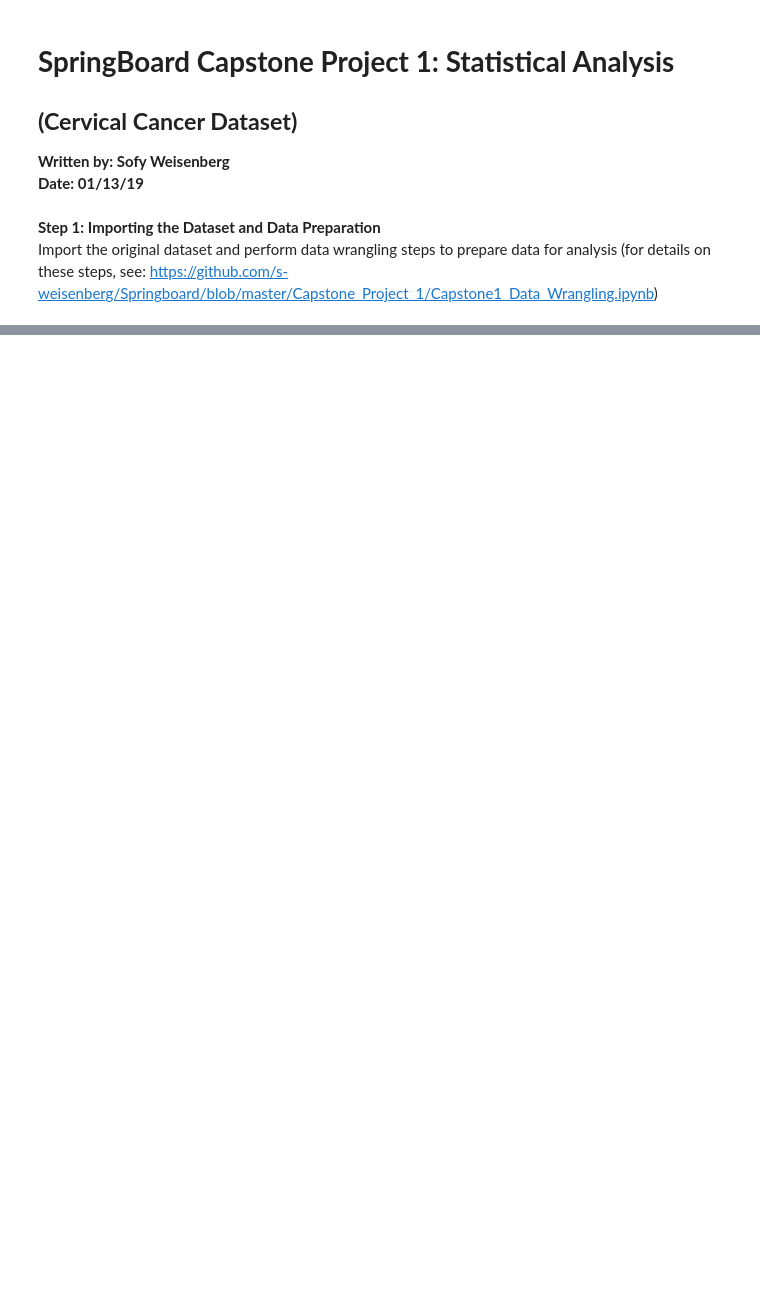
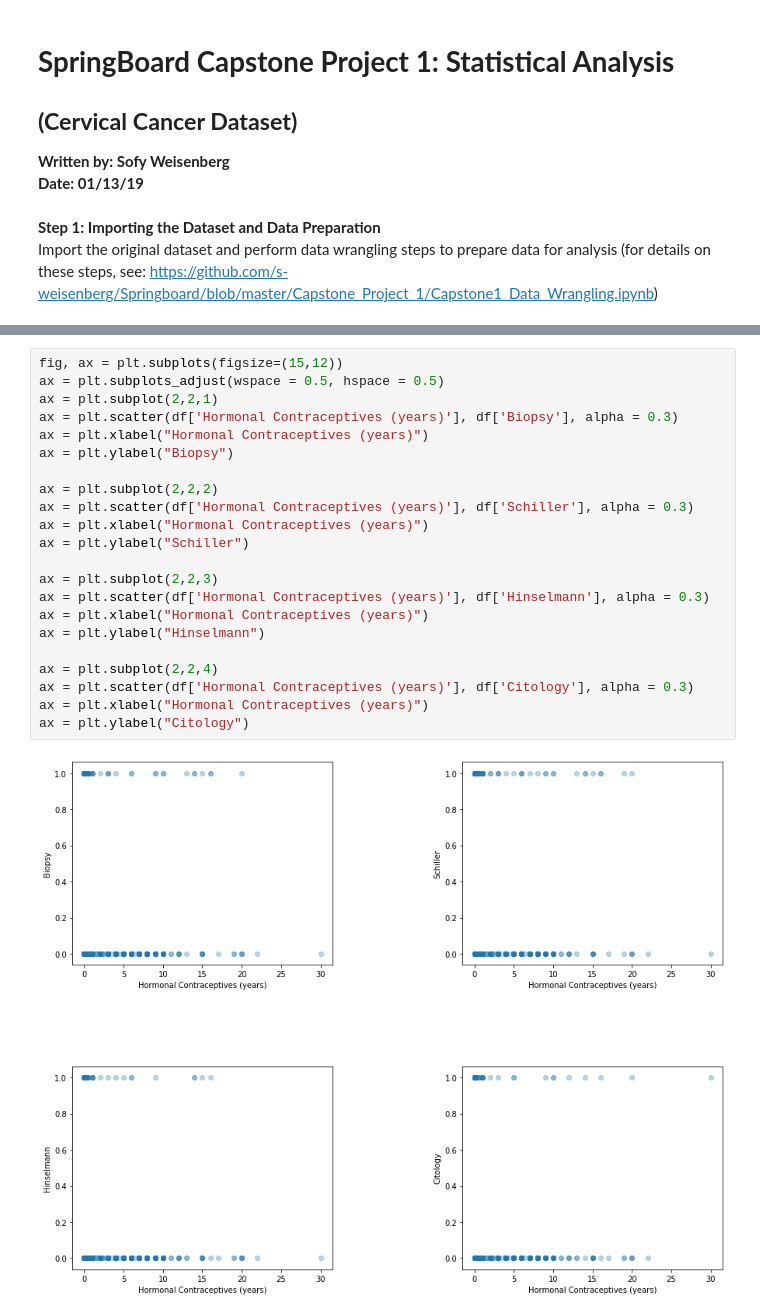
Before and after one commit to s-weisenberg/Data-Science-Projects, a Jupyter notebook: Capstone_Project_1/Capstone1_Statistical_Analysis.ipynb, the cells around one changed output, grey strips where cells are left out. Drawn from its saved outputs; the diff is of its cells as text; blank space fills up the shorter version.

```diff
--- a/Capstone_Project_1/Capstone1_Statistical_Analysis.ipynb
+++ b/Capstone_Project_1/Capstone1_Statistical_Analysis.ipynb
@@ -43,0 +114,24 @@ Is there a statistically significant difference between the proportion of positi
+# %%
+fig, ax = plt.subplots(figsize=(15,12))
+ax = plt.subplots_adjust(wspace = 0.5, hspace = 0.5)
+ax = plt.subplot(2,2,1)
+ax = plt.scatter(df['Hormonal Contraceptives (years)'], df['Biopsy'], alpha = 0.3)
+ax = plt.xlabel("Hormonal Contraceptives (years)")
+ax = plt.ylabel("Biopsy")
+
+ax = plt.subplot(2,2,2)
+ax = plt.scatter(df['Hormonal Contraceptives (years)'], df['Schiller'], alpha = 0.3)
+ax = plt.xlabel("Hormonal Contraceptives (years)")
+ax = plt.ylabel("Schiller")
+
+ax = plt.subplot(2,2,3)
+ax = plt.scatter(df['Hormonal Contraceptives (years)'], df['Hinselmann'], alpha = 0.3)
+ax = plt.xlabel("Hormonal Contraceptives (years)")
+ax = plt.ylabel("Hinselmann")
+
+ax = plt.subplot(2,2,4)
+ax = plt.scatter(df['Hormonal Contraceptives (years)'], df['Citology'], alpha = 0.3)
+ax = plt.xlabel("Hormonal Contraceptives (years)")
+ax = plt.ylabel("Citology")
+# %% [output]
+[figure, added]
```
Also changed, not shown: parts of 14 cells of this notebook.
